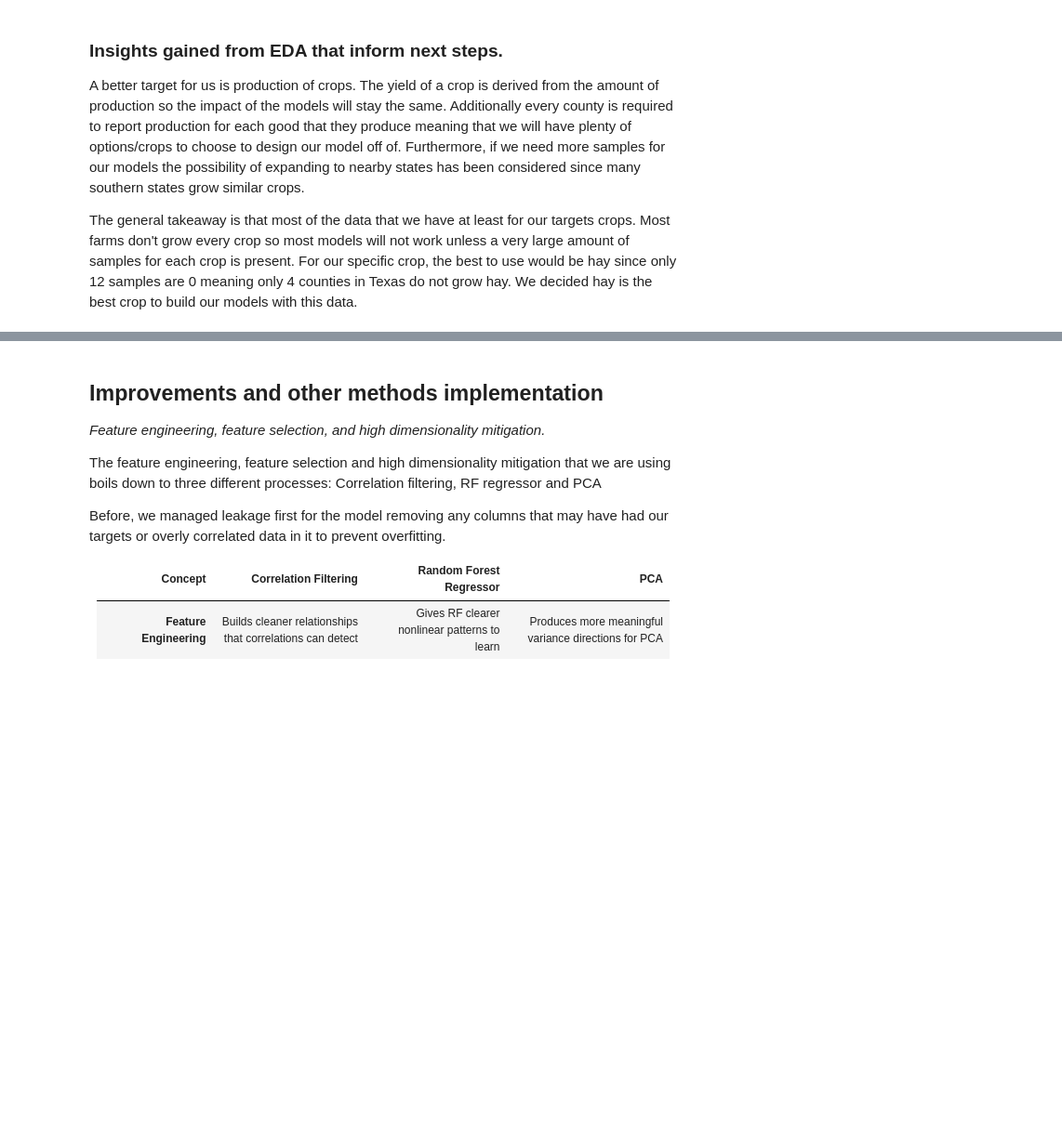
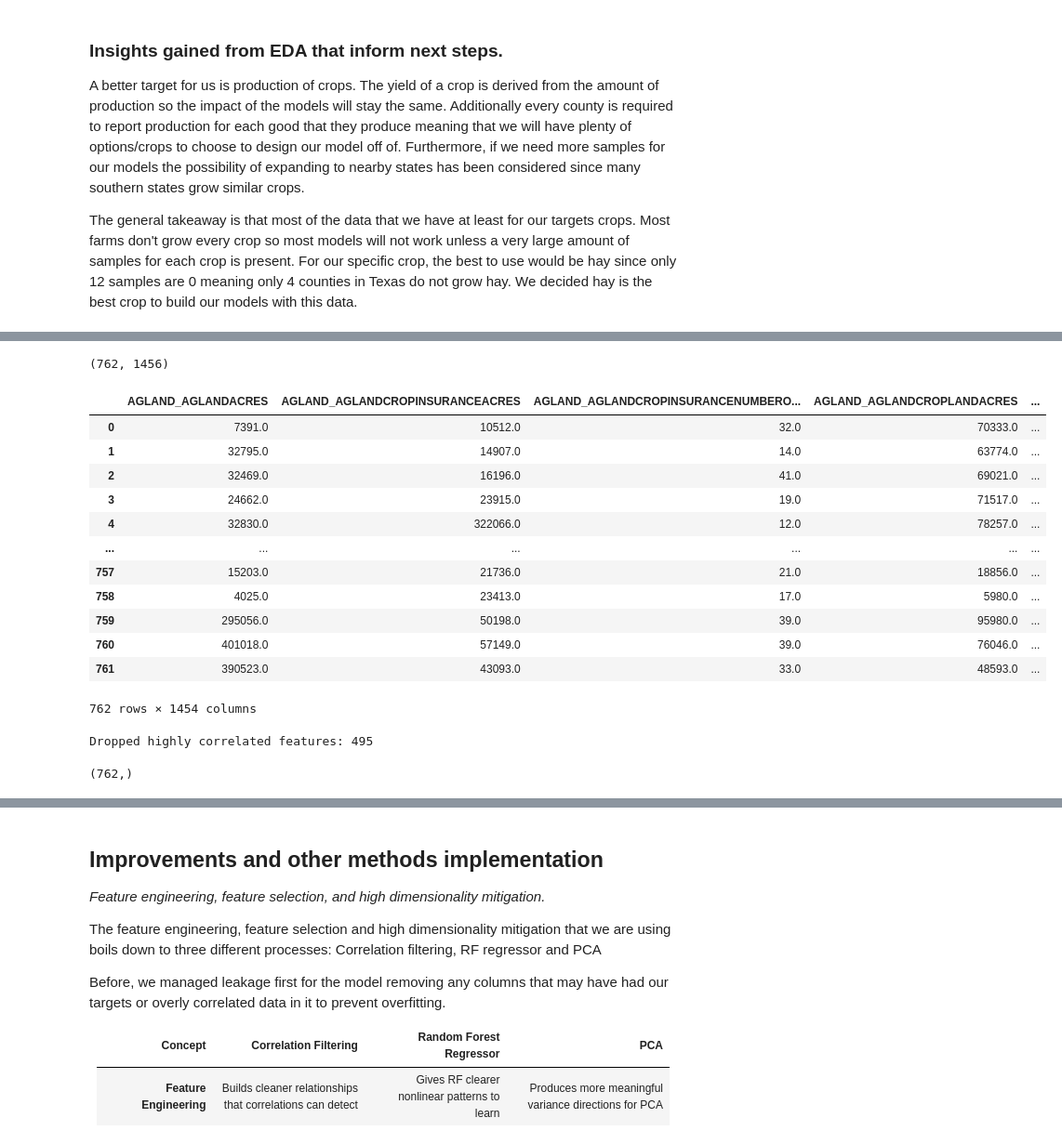
Before and after one commit to StephenC959/AGCensusPrediction, a Jupyter notebook: project_progress.ipynb, the cells around one changed output, grey strips where cells are left out. Shown at 93% size. Saved outputs shown, nothing was run; the diff lists cells and outputs as text; code cells hidden in the pictures; blank space fills up the shorter version.

```diff
--- a/project_progress.ipynb
+++ b/project_progress.ipynb
@@ -275,0 +220,13 @@ HAY_HAYWILDMEASUREDINTONS
+# %%
+#find columns based on <crop> _ PRODUCTION for target df
+target_cols = [
+    col for col in cleaned_df.columns
+    if col.split("_")[0] in crops and "PRODUCTION" in col.upper()
+]
+
+target_df = cleaned_df[target_cols]
+# %%
+#from EDA we found Hay to have the most usable data at index 19
+target_hay = target_df['HAY_HAYPRODUCTIONMEASUREDINTONS']
+
+target_hay
@@ -275,0 +246,50 @@ HAY_HAYWILDMEASUREDINTONS
+# %%
+leakage_patterns = ["PRODUCTION", "HARVESTED", "HARVEST", "YIELD"]
+
+mask = ~cleaned_df.columns.str.contains("|".join(leakage_patterns), case=False)
+
+X_clean = cleaned_df.loc[:, mask]
+# %%
+X_clean.shape
+# %% [output]
+(762, 1456)
+# %%
+#prep for tensorflow
+X = X_clean.drop(X_clean.columns[[0,1454]], axis=1, errors="ignore")
+y = target_hay
+
+X = X.apply(pd.to_numeric, errors="coerce")
+
+X
+# %% [output]
+|  | AGLAND_AGLANDACRES | AGLAND_AGLANDCROPINSURANCEACRES | AGLAND_AGLANDCROPINSURANCENUMBERO... | AGLAND_AGLANDCROPLANDACRES | ... |
+| 0 | 7391.0 | 10512.0 | 32.0 | 70333.0 | ... |
+| 1 | 32795.0 | 14907.0 | 14.0 | 63774.0 | ... |
+| 2 | 32469.0 | 16196.0 | 41.0 | 69021.0 | ... |
+| 3 | 24662.0 | 23915.0 | 19.0 | 71517.0 | ... |
+| 4 | 32830.0 | 322066.0 | 12.0 | 78257.0 | ... |
+| ... | ... | ... | ... | ... | ... |
+| 757 | 15203.0 | 21736.0 | 21.0 | 18856.0 | ... |
+| 758 | 4025.0 | 23413.0 | 17.0 | 5980.0 | ... |
+| 759 | 295056.0 | 50198.0 | 39.0 | 95980.0 | ... |
+| 760 | 401018.0 | 57149.0 | 39.0 | 76046.0 | ... |
+| 761 | 390523.0 | 43093.0 | 33.0 | 48593.0 | ... |
+762 rows × 1454 columns
+# %%
+corr_matrix = pd.DataFrame(X).corr().abs()
+
+# Select upper triangle of correlation matrix
+upper = corr_matrix.where(np.triu(np.ones(corr_matrix.shape), k=1).astype(bool))
+
+# Find features with correlation > 0.95
+to_drop = [column for column in upper.columns if any(upper[column] > 0.95)]
+
+# Drop them
+X_reduced = X.drop(columns=to_drop)
+print("Dropped highly correlated features:", len(to_drop))
+# %% [output]
+Dropped highly correlated features: 495
+# %%
+y.shape
+# %% [output]
+(762,)
```
Also changed, not shown: parts of 17 cells of this notebook, 1 other file.
